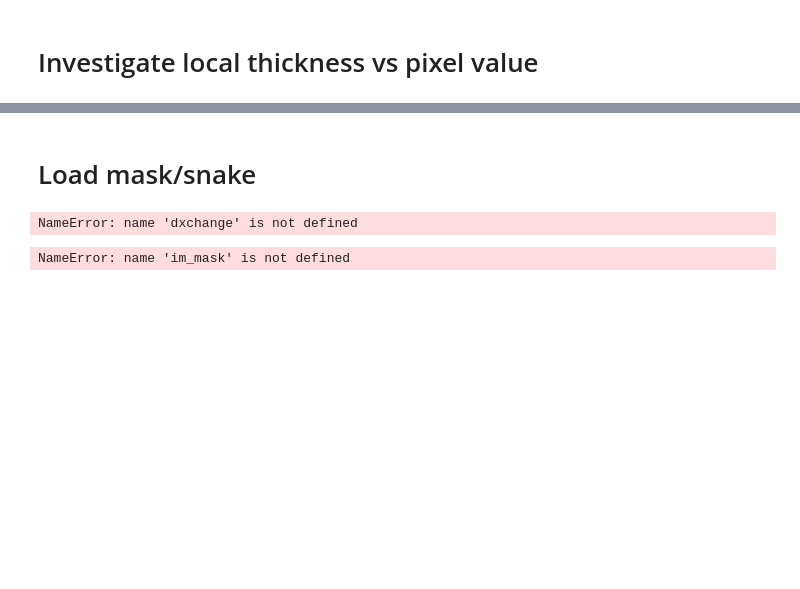
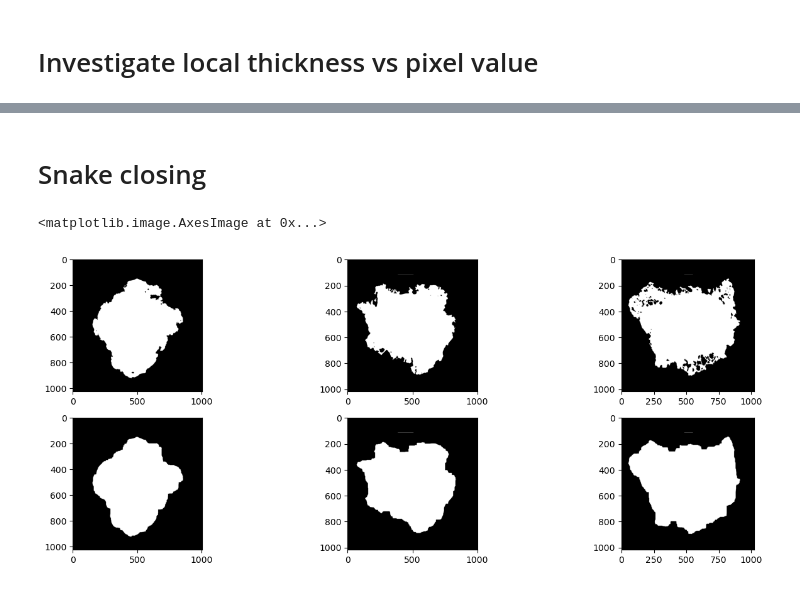
Before and after one commit to s185231/HPC3D_project, a Jupyter notebook: Madagaskar_stone.ipynb, the cells around one changed output, grey strips where cells are left out. Drawn from its saved outputs; the diff is of its cells as text; code cells hidden in the pictures; blank space fills up the shorter version.

```diff
--- a/Madagaskar_stone.ipynb
+++ b/Madagaskar_stone.ipynb
@@ -331,8 +339,6 @@ Text(0, 0.5, 'Local thickness')
-# %% [markdown]
-# Load mask/snake
+# %% [markdown]
+# Snake closing
 # %%
-path = "/dtu/3d-imaging-center/courses/02509/groups/members/s185231/project/snake1.tiff"
+path = "/dtu/3d-imaging-center/courses/02509/groups/members/s185231/HPC3D_project/results/snake_segmentation.tif"
 
 im_mask = dxchange.reader.read_tiff(path)
-# %% [output]
-NameError: name 'dxchange' is not defined
@@ -339,30 +355,27 @@ NameError: name 'dxchange' is not defined
 # %%
-# apply closing
-from skimage.morphology import isotropic_closing, cube
-
-im_mask_closed = isotropic_closing(im_mask, cube(50))
 
 # viz a slice
 plt.figure(figsize=(16,6))
 plt.subplot(2,3,1)
 plt.imshow(im_mask[500,:,:], cmap='gray')
 
 plt.subplot(2,3,2)
 plt.imshow(im_mask[:,500,:], cmap='gray')
 
 plt.subplot(2,3,3)
 plt.imshow(im_mask[:,:,500], cmap='gray')
 
 plt.subplot(2,3,4)
 plt.imshow(im_mask_closed[500,:,:], cmap='gray')
 
 plt.subplot(2,3,5)
 plt.imshow(im_mask_closed[:,500,:], cmap='gray')
 
 plt.subplot(2,3,6)
 plt.imshow(im_mask_closed[:,:,500], cmap='gray')
 # %% [output]
-NameError: name 'im_mask' is not defined
+<matplotlib.image.AxesImage at 0x...>
+[figure, added]
 # %%
 # use mask on im
 
```
Also changed, not shown: parts of 27 cells of this notebook, 1 other file.
